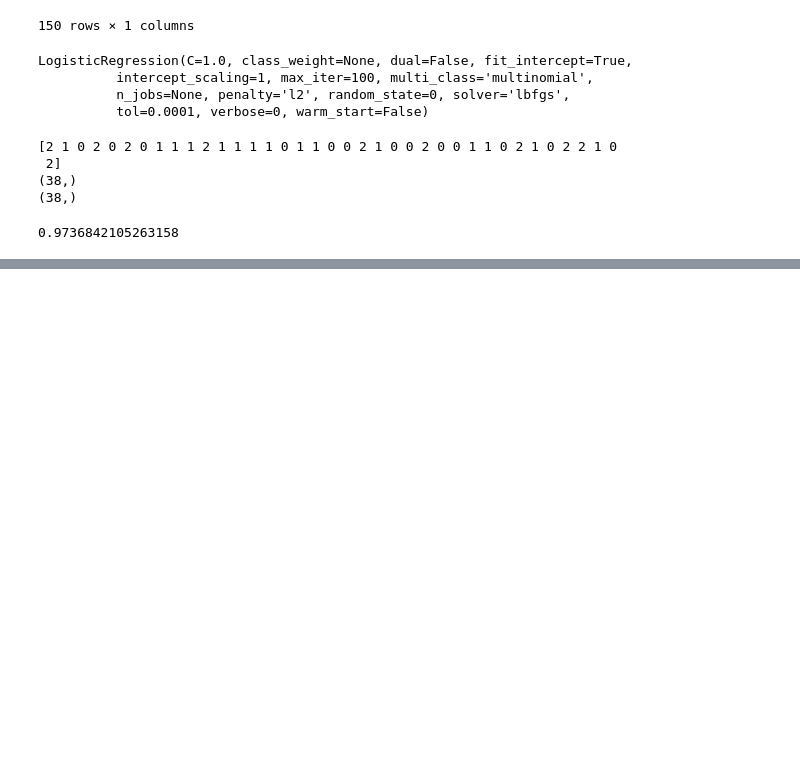
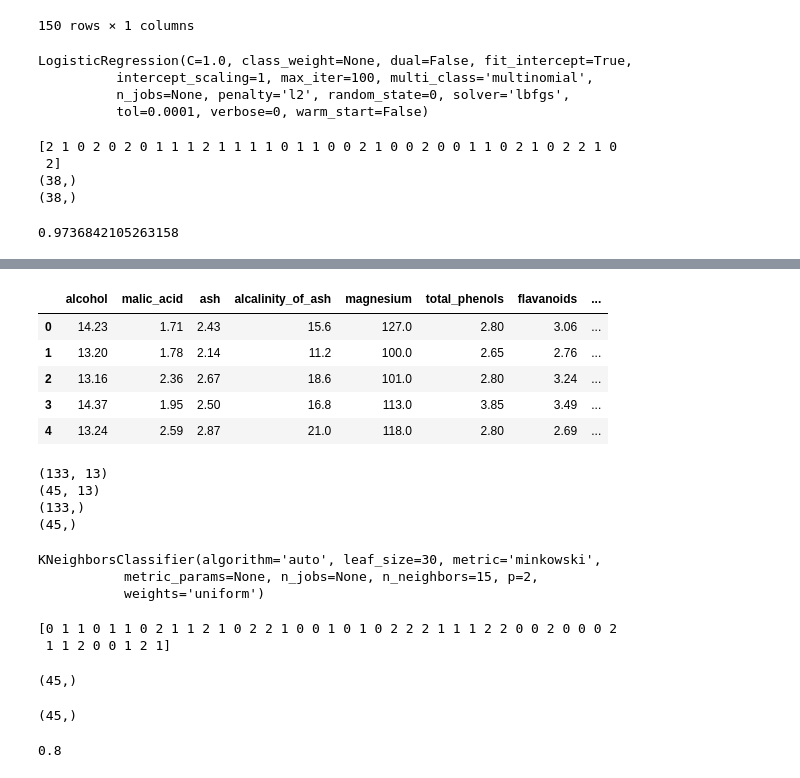
Before and after one commit to ebonnecab/ds2-1, a Jupyter notebook: Notebooks/DS_tutorial.ipynb, the cells around one changed output, grey strips where cells are left out. Saved outputs shown, nothing was run; the diff lists cells and outputs as text; code cells hidden in the pictures; blank space fills up the shorter version.

```diff
--- a/Notebooks/DS_tutorial.ipynb
+++ b/Notebooks/DS_tutorial.ipynb
@@ -89,0 +123,11 @@ logreg.score(X_test, y_test)
+# %%
+#storing features and target in X and y variable
+X, y = pd.DataFrame(data=wine_data.data, columns=wine_data.feature_names), pd.DataFrame(data=wine_data.target, columns=["wine_quality_type"])
+X.head()
+# %% [output]
+|  | alcohol | malic_acid | ash | alcalinity_of_ash | magnesium | total_phenols | flavanoids | ... |
+| 0 | 14.23 | 1.71 | 2.43 | 15.6 | 127.0 | 2.80 | 3.06 | ... |
+| 1 | 13.20 | 1.78 | 2.14 | 11.2 | 100.0 | 2.65 | 2.76 | ... |
+| 2 | 13.16 | 2.36 | 2.67 | 18.6 | 101.0 | 2.80 | 3.24 | ... |
+| 3 | 14.37 | 1.95 | 2.50 | 16.8 | 113.0 | 3.85 | 3.49 | ... |
+| 4 | 13.24 | 2.59 | 2.87 | 21.0 | 118.0 | 2.80 | 2.69 | ... |
@@ -89,0 +138,37 @@ logreg.score(X_test, y_test)
+# %%
+print(X_train.shape)
+print(X_test.shape)
+print(y_train.shape)
+print(y_test.shape)
+# %% [output]
+(133, 13)
+(45, 13)
+(133,)
+(45,)
+# %%
+#instantiating KNeighbors model
+knn = KNeighborsClassifier(n_neighbors=15)
+knn.fit(X_train, y_train)
+# %% [output]
+KNeighborsClassifier(algorithm='auto', leaf_size=30, metric='minkowski',
+           metric_params=None, n_jobs=None, n_neighbors=15, p=2,
+           weights='uniform')
+# %%
+#predictions on testing data made by the model
+y_pred = knn.predict(X_test)
+print(y_pred)
+# %% [output]
+[0 1 1 0 1 1 0 2 1 1 2 1 0 2 2 1 0 0 1 0 1 0 2 2 2 1 1 1 2 2 0 0 2 0 0 0 2
+ 1 1 2 0 0 1 2 1]
+# %%
+print(y_pred.shape)
+# %% [output]
+(45,)
+# %%
+print(y_test.shape)
+# %% [output]
+(45,)
+# %%
+knn.score(X_test, y_test)
+# %% [output]
+0.8
```
Also changed, not shown: parts of 8 cells of this notebook, 1 other file.
